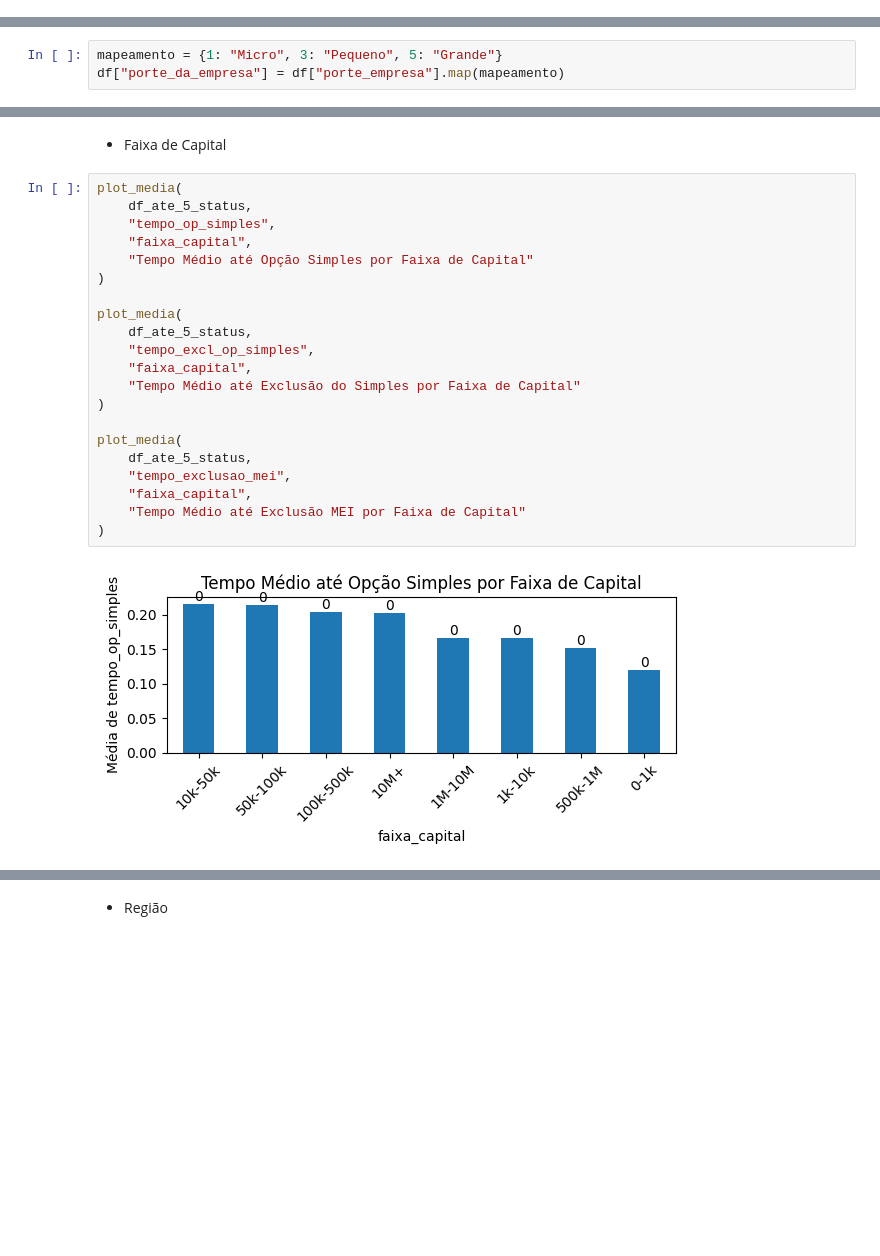
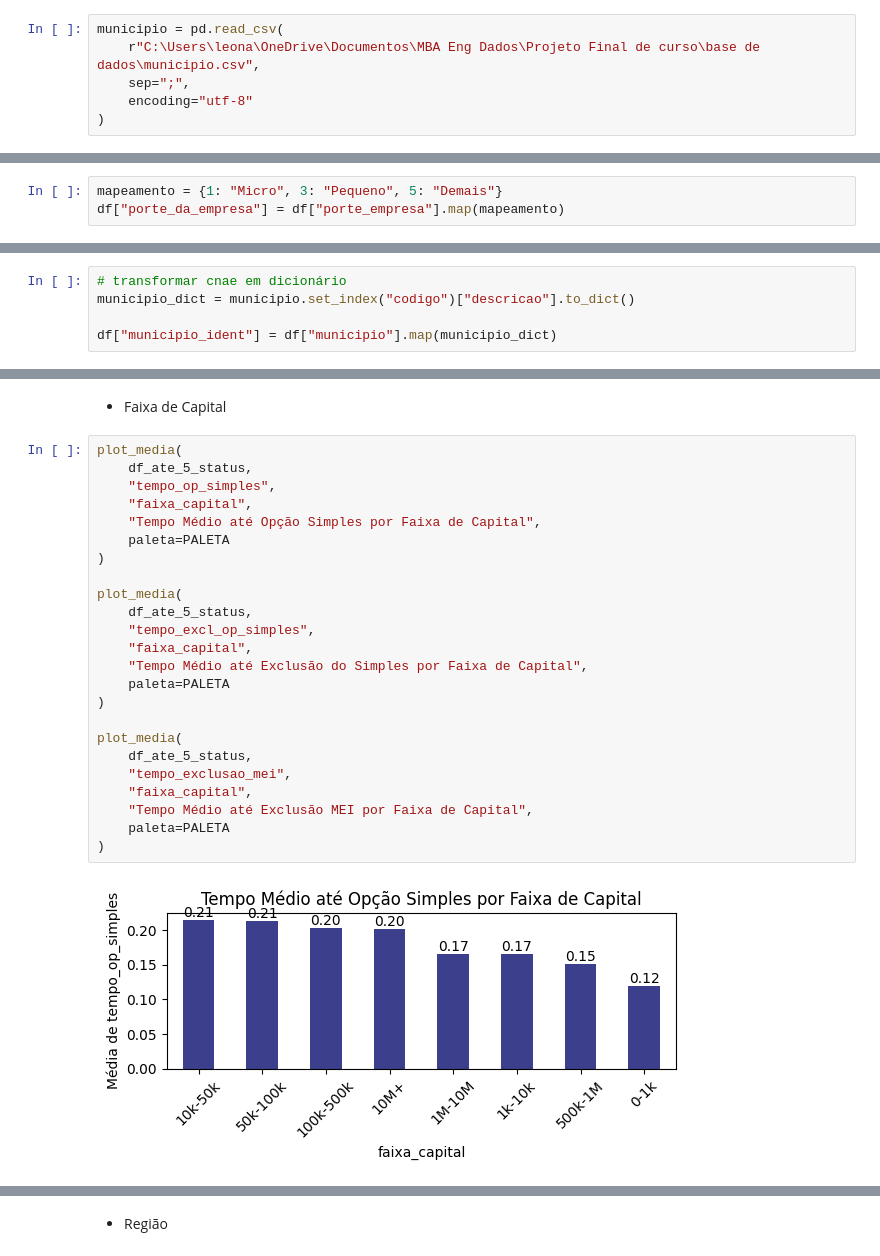
Before and after one commit to EvertonDev93/eng-tech, a Jupyter notebook: Análise exploratória.ipynb, the cells around one changed output, grey strips where cells are left out. Drawn from its saved outputs; the diff is of its cells as text; blank space fills up the shorter version.

Commit message:
Ajuste da base e da análise exploratória

```diff
--- a/Análise exploratória.ipynb
+++ b/Análise exploratória.ipynb
@@ -48,6 +379,12 @@ cnae = pd.read_csv(
     sep=";",
     encoding="utf-8"
 )
+# %%
+municipio = pd.read_csv(
+    r"C:\Users\leona\OneDrive\Documentos\MBA Eng Dados\Projeto Final de curso\base de dados\municipio.csv",
+    sep=";",
+    encoding="utf-8"
+)
 # %% [markdown]
 ## 2. Iniciando análise do dataframe
 # %% [markdown]
@@ -64,7 +401,7 @@ df["status"] = df["situacao_cadastral"].map(mapeamento)
 
 Se o valor de porte_empresas for 5 então grande porte, se 1 micro empresa e se for 3 empresa de pequeno porte.
 # %%
-mapeamento = {1: "Micro", 3: "Pequeno", 5: "Grande"}
+mapeamento = {1: "Micro", 3: "Pequeno", 5: "Demais"}
 df["porte_da_empresa"] = df["porte_empresa"].map(mapeamento)
 # %% [markdown]
 - Acrescentando descrição dos código CNAE (Classificação Nacional Atividades Econômicas) principal e secundário, código da prestação de serviço, para auxiliar na análise.
@@ -77,0 +417,5 @@ df["descricao_cnae_sec"] = df["cnae_fiscal_secundaria"].map(cnae_dict)
+# %%
+# transformar cnae em dicionário
+municipio_dict = municipio.set_index("codigo")["descricao"].to_dict()
+
+df["municipio_ident"] = df["municipio"].map(municipio_dict)
@@ -849,23 +1161,26 @@ df_ate_5_status = df_analise[(df_analise["tempo_funcionamento"] <= 5) & (df_anal
 # %%
 plot_media(
     df_ate_5_status,
     "tempo_op_simples",
     "faixa_capital",
-    "Tempo Médio até Opção Simples por Faixa de Capital"
+    "Tempo Médio até Opção Simples por Faixa de Capital",
+    paleta=PALETA
 )
 
 plot_media(
     df_ate_5_status,
     "tempo_excl_op_simples",
     "faixa_capital",
-    "Tempo Médio até Exclusão do Simples por Faixa de Capital"
+    "Tempo Médio até Exclusão do Simples por Faixa de Capital",
+    paleta=PALETA
 )
 
 plot_media(
     df_ate_5_status,
     "tempo_exclusao_mei",
     "faixa_capital",
-    "Tempo Médio até Exclusão MEI por Faixa de Capital"
+    "Tempo Médio até Exclusão MEI por Faixa de Capital",
+    paleta=PALETA
 )
 # %% [output]
-[figure, old version]
+[figure, new version]
```
Also changed, not shown: parts of 43 cells of this notebook.
